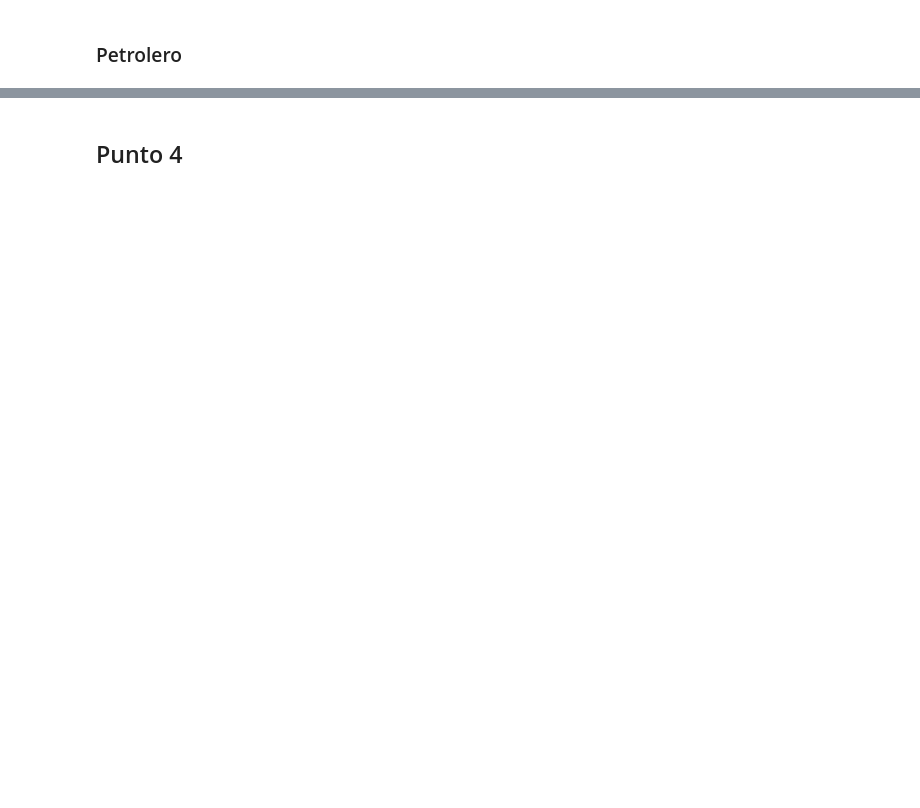
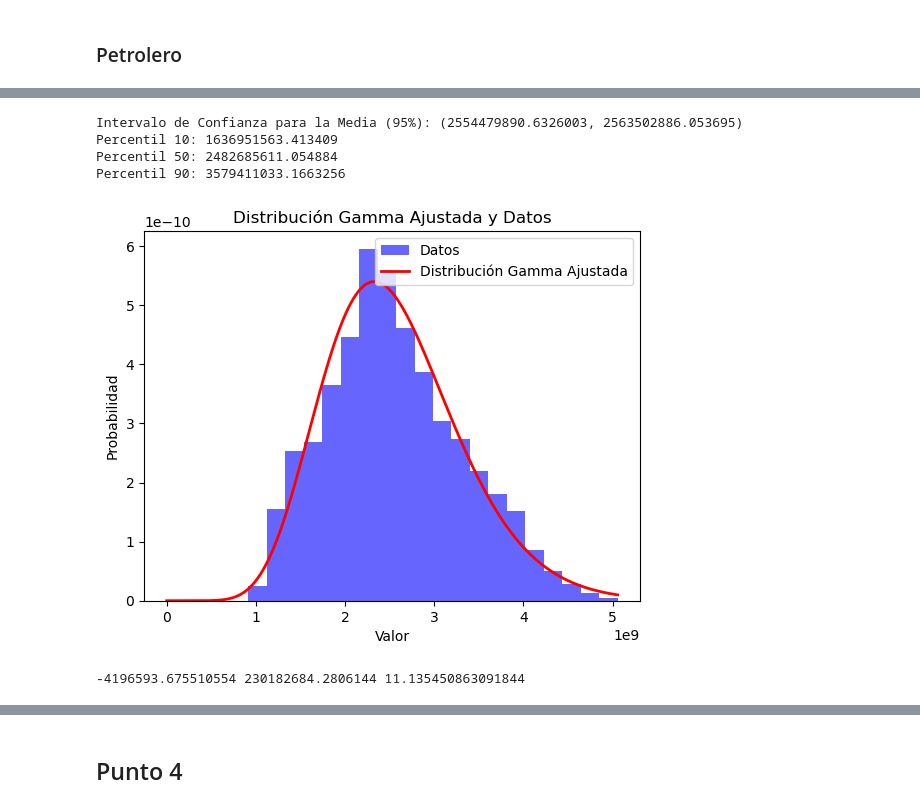
Before and after one commit to davidsmoreno/Analytics, a Jupyter notebook: Modelaje y Mejora De Procesos/Modulo Simulacion/Tarea4/Tarea_4.ipynb, the cells around one changed output, grey strips where cells are left out. Drawn from its saved outputs; the diff is of its cells as text; code cells hidden in the pictures; blank space fills up the shorter version.

```diff
--- a/Modelaje y Mejora De Procesos/Modulo Simulacion/Tarea4/Tarea_4.ipynb
+++ b/Modelaje y Mejora De Procesos/Modulo Simulacion/Tarea4/Tarea_4.ipynb
@@ -301,0 +299,56 @@ Name: 0.9, dtype: float64
+# %%
+import numpy as np
+import scipy.stats as stats
+import matplotlib.pyplot as plt
+
+# Supongamos que 'POES_values' es un DataFrame y deseas analizar la primera columna (índice 0)
+data_to_fit = POES_values.iloc[:, 0]
+
+# Ajustar los datos a una distribución gamma
+shape, loc, scale = stats.gamma.fit(data_to_fit)
+
+#Generar el intervalo de confianza para la media (95%)
+confidence_level = 0.95  # Nivel de confianza del 95%
+n = len(data_to_fit)  # Tamaño de la muestra
+mean = np.mean(data_to_fit)
+std_error = scale / np.sqrt(n)
+z_critical = stats.norm.ppf((1 + confidence_level) / 2)
+lower_confidence_interval = mean - z_critical * std_error
+upper_confidence_interval = mean + z_critical * std_error
+
+# Calcular los percentiles 10, 50 y 90
+percentile_10 = stats.gamma.ppf(0.1, shape, loc=loc, scale=scale)
+percentile_50 = stats.gamma.ppf(0.5, shape, loc=loc, scale=scale)
+percentile_90 = stats.gamma.ppf(0.9, shape, loc=loc, scale=scale)
+
+# Imprimir los resultados
+print(f"Intervalo de Confianza para la Media (95%): ({lower_confidence_interval}, {upper_confidence_interval})")
+print(f"Percentil 10: {percentile_10}")
+print(f"Percentil 50: {percentile_50}")
+print(f"Percentil 90: {percentile_90}")
+
+# Graficar el histograma de los datos y la distribución gamma ajustada
+plt.hist(data_to_fit, bins=20, density=True, alpha=0.6, color='b', label='Datos')
+x = np.linspace(0, data_to_fit.max(), 10000)
+pdf = stats.gamma.pdf(x, shape, loc=loc, scale=scale)
+plt.plot(x, pdf, 'r-', lw=2, label='Distribución Gamma Ajustada')
+plt.legend()
+plt.title('Distribución Gamma Ajustada y Datos')
+plt.xlabel('Valor')
+plt.ylabel('Probabilidad')
+plt.show()
+# %% [output]
+Intervalo de Confianza para la Media (95%): (2554479890.6326003, 2563502886.053695)
+Percentil 10: 1636951563.413409
+Percentil 50: 2482685611.054884
+Percentil 90: 3579411033.1663256
+[figure, added]
+# %%
+# Supongamos que 'POES_values' es un DataFrame y deseas analizar la primera columna (índice 0)
+data_to_fit = POES_values[0]
+
+# Ajustar los datos a una distribución gamma
+shape, loc, scale = stats.gamma.fit(data_to_fit)
+print(loc, scale, shape)
+# %% [output]
+-4196593.675510554 230182684.2806144 11.135450863091844
```
Also changed, not shown: parts of 26 cells of this notebook, 14 other files.
